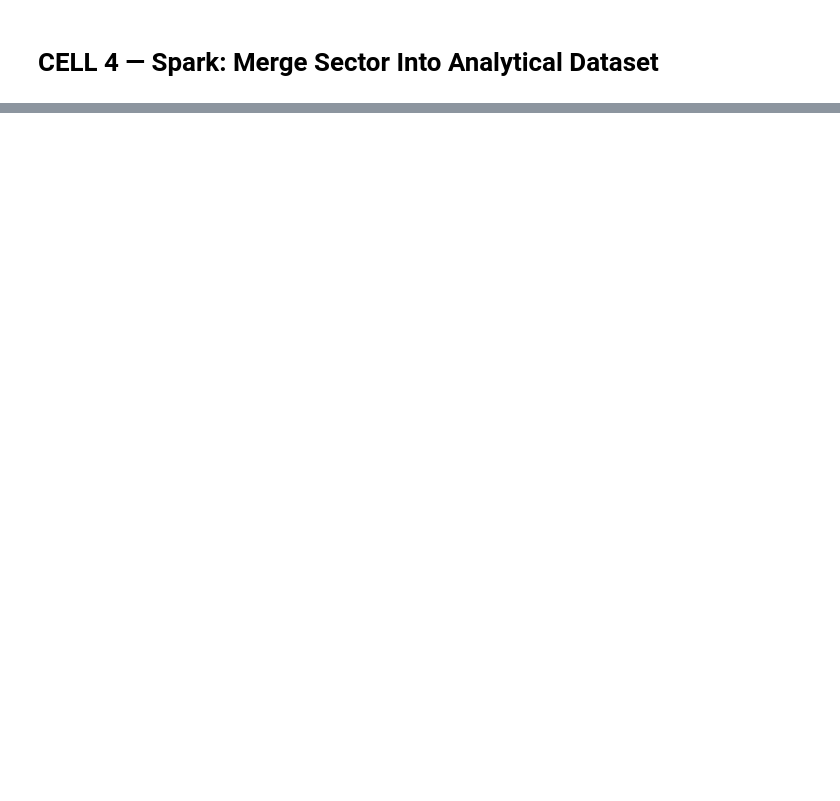
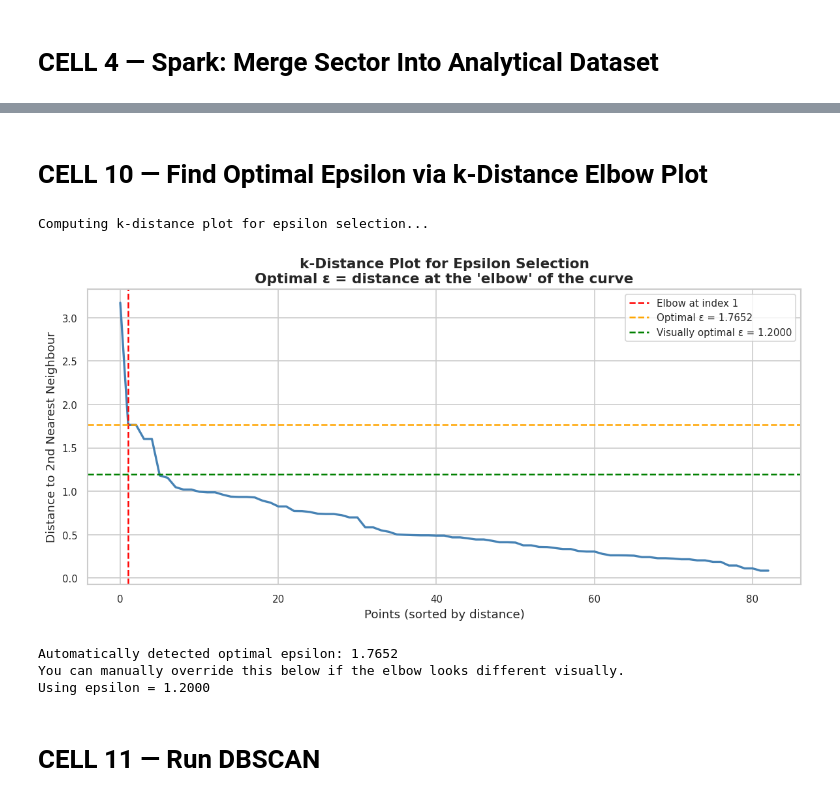
Before and after one commit to pohbear/sc2320-group-project, a Jupyter notebook: nb5_dbscan.ipynb, the cells around one changed output, grey strips where cells are left out. Saved outputs shown, nothing was run; the diff lists cells and outputs as text; code cells hidden in the pictures; blank space fills up the shorter version.

```diff
--- a/nb5_dbscan.ipynb
+++ b/nb5_dbscan.ipynb
@@ -213,0 +490,56 @@ sdf_enriched.select('politician', 'ticker', 'sector',
+# %% [markdown]
+# CELL 10 — Find Optimal Epsilon via k-Distance Elbow Plot
+# %%
+print("Computing k-distance plot for epsilon selection...")
+
+k = 2   # DBSCAN_MIN_SAMPLES - 1 is conventional but k=2 works well here
+nbrs    = NearestNeighbors(n_neighbors=k).fit(X_scaled)
+distances, _ = nbrs.kneighbors(X_scaled)
+
+# Sort distances to 2nd nearest neighbour
+k_distances = np.sort(distances[:, k-1])[::-1]
+
+fig, ax = plt.subplots(figsize=(10, 5))
+ax.plot(range(len(k_distances)), k_distances,
+        color='steelblue', linewidth=2)
+ax.set_xlabel("Points (sorted by distance)")
+ax.set_ylabel(f"Distance to {k}nd Nearest Neighbour")
+ax.set_title("k-Distance Plot for Epsilon Selection\n"
+             "Optimal ε = distance at the 'elbow' of the curve",
+             fontweight='bold')
+
+# Find elbow automatically using maximum curvature
+# Compute second derivative to find the sharpest bend
+diffs1 = np.diff(k_distances)
+diffs2 = np.diff(diffs1)
+elbow_idx = np.argmax(np.abs(diffs2)) + 1
+optimal_eps = k_distances[elbow_idx]
+visually_optimal_eps = 1.2   # based on visual inspection of the plot
+
+ax.axvline(elbow_idx, color='red', linestyle='--', linewidth=1.5,
+           label=f'Elbow at index {elbow_idx}')
+ax.axhline(optimal_eps, color='orange', linestyle='--', linewidth=1.5,
+           label=f'Optimal ε = {optimal_eps:.4f}')
+ax.axhline(visually_optimal_eps, color='green', linestyle='--', linewidth=1.5,
+           label=f'Visually optimal ε = {visually_optimal_eps:.4f}')
+ax.legend(fontsize=9)
+
+plt.tight_layout()
+plt.savefig("chart0_elbow_plot.png", bbox_inches='tight', dpi=150)
+plt.show()
+
+print(f"\nAutomatically detected optimal epsilon: {optimal_eps:.4f}")
+print(f"You can manually override this below if the elbow looks different visually.")
+
+# ── MANUAL OVERRIDE
+# If the elbow plot suggests a different value, can set it here:
+EPSILON = visually_optimal_eps   # change this if needed after visual inspection
+print(f"Using epsilon = {EPSILON:.4f}")
+# %% [output]
+Computing k-distance plot for epsilon selection...
+[figure, added]
+Automatically detected optimal epsilon: 1.7652
+You can manually override this below if the elbow looks different visually.
+Using epsilon = 1.2000
+# %% [markdown]
+# CELL 11 — Run DBSCAN
```
Also changed, not shown: parts of 26 cells of this notebook, 8 other files.
